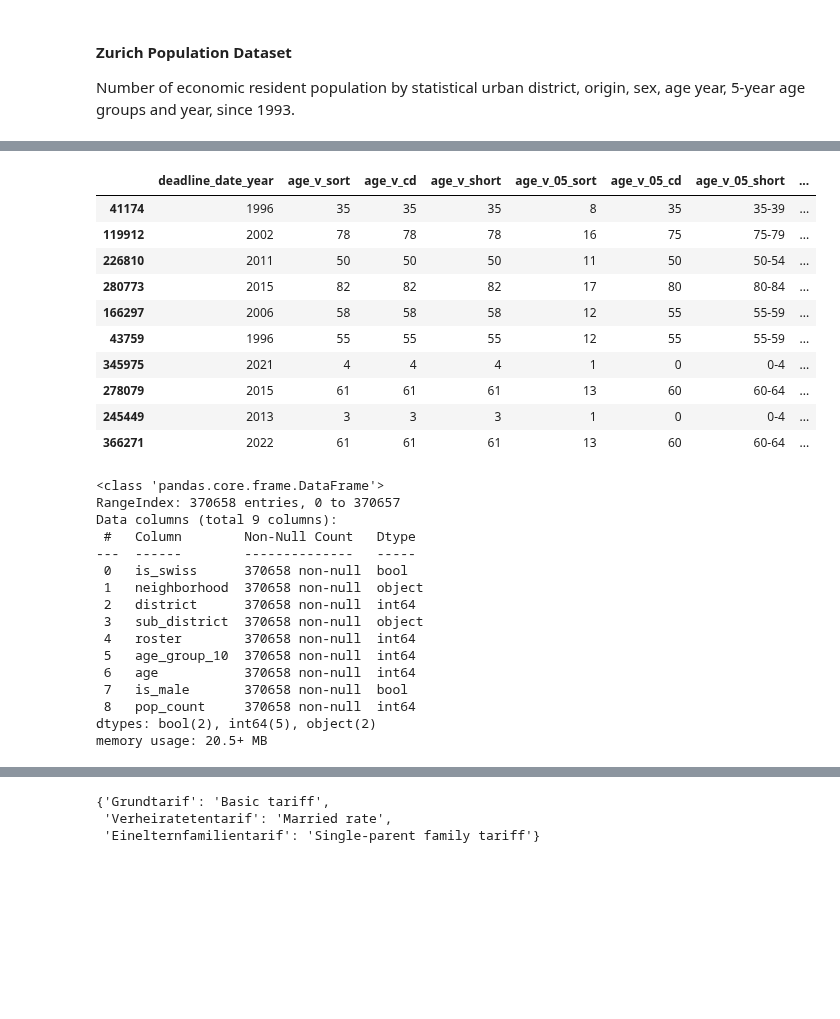
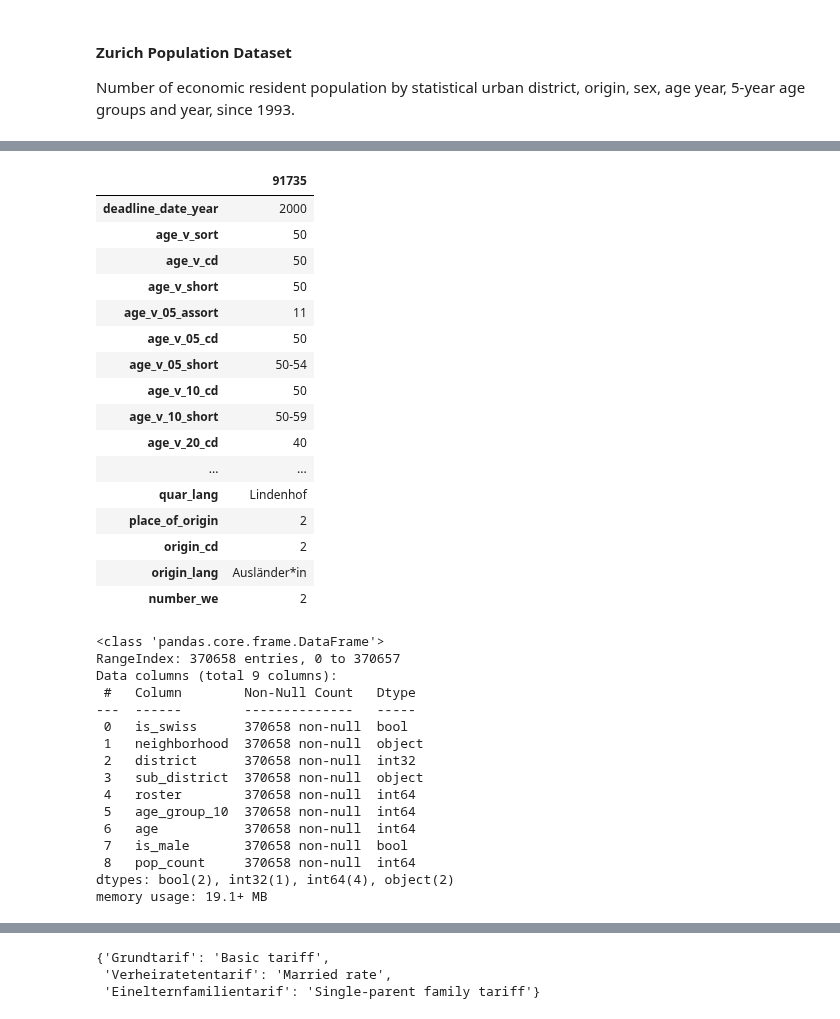
Before and after one commit to jonnross88/Springboard, a Jupyter notebook: u20_data_storytelling/zurich.ipynb, the cells around one changed output, grey strips where cells are left out. Saved outputs shown, nothing was run; the diff lists cells and outputs as text; code cells hidden in the pictures; blank space fills up the shorter version.

```diff
--- a/u20_data_storytelling/zurich.ipynb
+++ b/u20_data_storytelling/zurich.ipynb
@@ -29,6 +135,7 @@ from translate_app import translate_list_to_dict
 # suppress warnings
 pd.options.mode.chained_assignment = None  # default='warn'
 pd.options.display.max_columns = 50
+pd.options.display.max_rows = 100
 gv.extension("bokeh")
 hv.extension("bokeh")
 hvplot.extension("bokeh")
@@ -320,25 +628,31 @@ Data columns (total 23 columns):
 dtypes: int64(15), object(8)
 memory usage: 65.0+ MB
 # %%
-zurich_pop_data.sample(10)
+zurich_pop_data.sample().T
 # %% [output]
-|  | deadline_date_year | age_v_sort | age_v_cd | age_v_short | age_v_05_sort | age_v_05_cd | age_v_05_short | ... |
-| 41174 | 1996 | 35 | 35 | 35 | 8 | 35 | 35-39 | ... |
-| 119912 | 2002 | 78 | 78 | 78 | 16 | 75 | 75-79 | ... |
-| 226810 | 2011 | 50 | 50 | 50 | 11 | 50 | 50-54 | ... |
-| 280773 | 2015 | 82 | 82 | 82 | 17 | 80 | 80-84 | ... |
-| 166297 | 2006 | 58 | 58 | 58 | 12 | 55 | 55-59 | ... |
-| 43759 | 1996 | 55 | 55 | 55 | 12 | 55 | 55-59 | ... |
-| 345975 | 2021 | 4 | 4 | 4 | 1 | 0 | 0-4 | ... |
-| 278079 | 2015 | 61 | 61 | 61 | 13 | 60 | 60-64 | ... |
-| 245449 | 2013 | 3 | 3 | 3 | 1 | 0 | 0-4 | ... |
-| 366271 | 2022 | 61 | 61 | 61 | 13 | 60 | 60-64 | ... |
+|  | 91735 |
+| deadline_date_year | 2000 |
+| age_v_sort | 50 |
+| age_v_cd | 50 |
+| age_v_short | 50 |
+| age_v_05_assort | 11 |
+| age_v_05_cd | 50 |
+| age_v_05_short | 50-54 |
+| age_v_10_cd | 50 |
+| age_v_10_short | 50-59 |
+| age_v_20_cd | 40 |
+| ... | ... |
+| quar_lang | Lindenhof |
+| place_of_origin | 2 |
+| origin_cd | 2 |
+| origin_lang | Ausländer*in |
+| number_we | 2 |
 # %%
 zurich_pop_data["is_swiss"] = zurich_pop_data["origin_lang"].str.contains(
     "Schweizer", regex=False, na=False, case=False
 )
 zurich_pop_data["neighborhood"] = zurich_pop_data["quar_lang"].copy()
-zurich_pop_data["district"] = zurich_pop_data["circle_cd"].copy()
+zurich_pop_data["district"] = zurich_pop_data["circle_cd"].copy().astype(int)
 zurich_pop_data["sub_district"] = (
     zurich_pop_data["quar_cd"].copy().astype(str).str.zfill(3)
 )
@@ -348,7 +662,7 @@ zurich_pop_data["age"] = zurich_pop_data["age_v_cd"].copy()
 zurich_pop_data["is_male"] = zurich_pop_data["sex_cd"] == 1
 zurich_pop_data["pop_count"] = zurich_pop_data["number_we"].copy()
 
-columns_of_interest = [
+columns_of_interest_pop = [
     "is_swiss",
     "neighborhood",
     "district",
@@ -360,7 +674,7 @@ columns_of_interest = [
     "pop_count",
 ]
 
-pop_data = zurich_pop_data[columns_of_interest].copy()
+pop_data = zurich_pop_data[columns_of_interest_pop].copy()
 pop_data.info()
 # %% [output]
 <class 'pandas.core.frame.DataFrame'>
@@ -370,12 +684,12 @@ Data columns (total 9 columns):
 ---  ------        --------------   -----
  0   is_swiss      370658 non-null  bool
  1   neighborhood  370658 non-null  object
- 2   district      370658 non-null  int64
+ 2   district      370658 non-null  int32
  3   sub_district  370658 non-null  object
  4   roster        370658 non-null  int64
  5   age_group_10  370658 non-null  int64
  6   age           370658 non-null  int64
  7   is_male       370658 non-null  bool
  8   pop_count     370658 non-null  int64
-dtypes: bool(2), int64(5), object(2)
-memory usage: 20.5+ MB
+dtypes: bool(2), int32(1), int64(4), object(2)
+memory usage: 19.1+ MB
```
Also changed, not shown: parts of 62 cells of this notebook, 6 other files.
